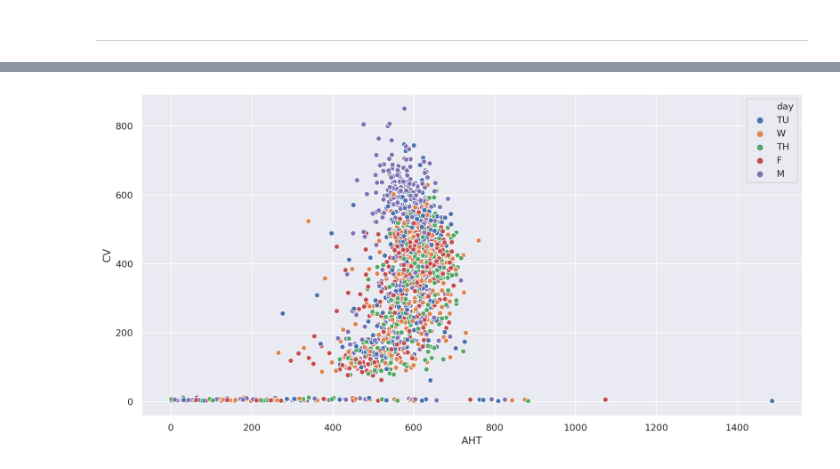
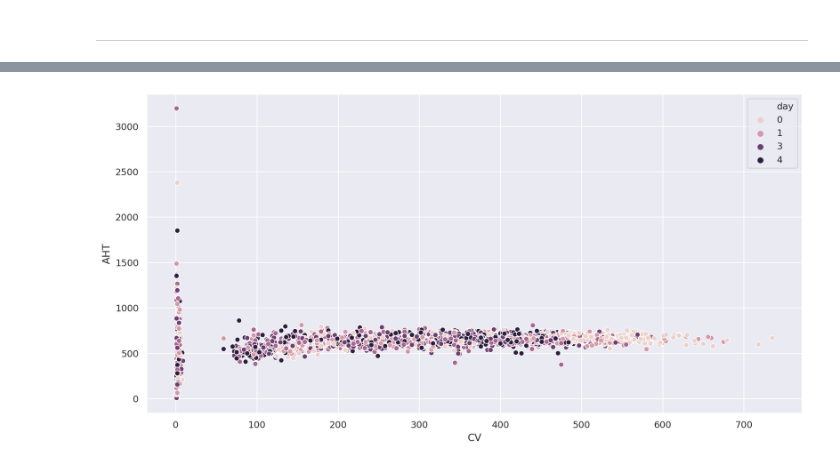
Before and after one commit to sdbuit/callforecast, a Jupyter notebook: src/EDA.ipynb, the cells around one changed output, grey strips where cells are left out. Cells and saved outputs as stored; diff of their text form; code cells hidden in the pictures.

```diff
--- a/src/EDA.ipynb
+++ b/src/EDA.ipynb
@@ -54,2 +89,18 @@ avg_queue_time = d.groupby(['timestamp'])['inQueueSeconds'].mean()
+# %%
+CV = [] # Call volume
+for i in call_volume:
+    CV.append(i)
+
+AHT = []
+for i in avg_handle_time:
+    AHT.append(i)
+
+AQT = []
+for i in avg_queue_time:
+    AQT.append(i)
+
+AAT = []
+for i in avg_aband_time:
+    AAT.append(i)
 # %% [markdown]
 ***
@@ -76,7 +111,7 @@ train['CV'] = CV
 train['time'] = d['timestamp'].unique()
 train['AHT'] = AHT
 train['AQT'] = AQT
-# train['AAT'] = AAT
+train['AAT'] = AAT
 train['minute'] = train.time.dt.minute
 train['hour'] = train.time.dt.hour
 train['day'] = train.time.dt.dayofweek
@@ -84,11 +123,11 @@ train['month'] = train.time.dt.month
 # %%
-train['day'].replace(5,np.NaN,inplace=True)
-train['day'].replace(6,np.NaN,inplace=True)
-train['day'].replace(0,'M',inplace=True)
-train['day'].replace(1,'TU',inplace=True)
-train['day'].replace(2,'W',inplace=True)
-train['day'].replace(3,'TH',inplace=True)
-train['day'].replace(4,'F',inplace=True)
+# train['day'].replace(5,np.NaN,inplace=True)
+# train['day'].replace(6,np.NaN,inplace=True)
+# train['day'].replace(0,'M',inplace=True)
+# train['day'].replace(1,'TU',inplace=True)
+# train['day'].replace(2,'W',inplace=True)
+# train['day'].replace(3,'TH',inplace=True)
+# train['day'].replace(4,'F',inplace=True)
 # train.isnull().sum()
-train.dropna(inplace=True)
-train.reset_index(inplace=True, drop=True)
+# train.dropna(inplace=True)
+# train.reset_index(inplace=True, drop=True)
@@ -121,7 +136,3 @@ Avg. Handle Time count of zero seconds: 526
-# %%
-train['AHT'].replace(0,np.NaN,inplace=True)
-train.dropna(inplace=True)
-train.reset_index(inplace=True, drop=True)
 # %%
 train.info()
 # %% [output]
@@ -213,9 +225,9 @@ plt.show()
 # %%
 fig, ax = plt.subplots(figsize=(14,7), dpi=200)
-sns.scatterplot(x='AHT', y='CV', data=train, hue='day')
+sns.scatterplot(x='CV', y='AHT', data=train, hue='day')
 plt.show()
 # %% [output]
-[figure, old version]
+[figure, new version]
 # %%
 sns.lmplot(x='AHT', y='CV', data=train,
            fit_reg=True, hue='day', height=8, aspect=1.7)
```
Also changed, not shown: parts of 25 cells of this notebook.
